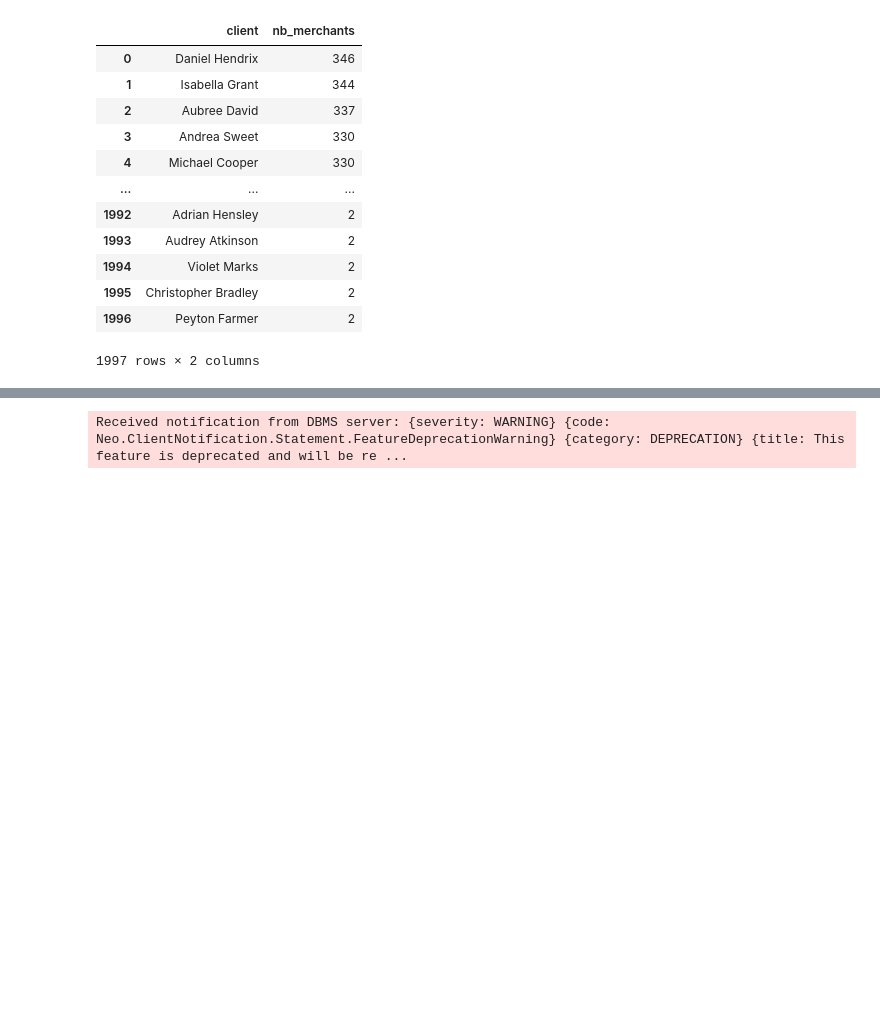
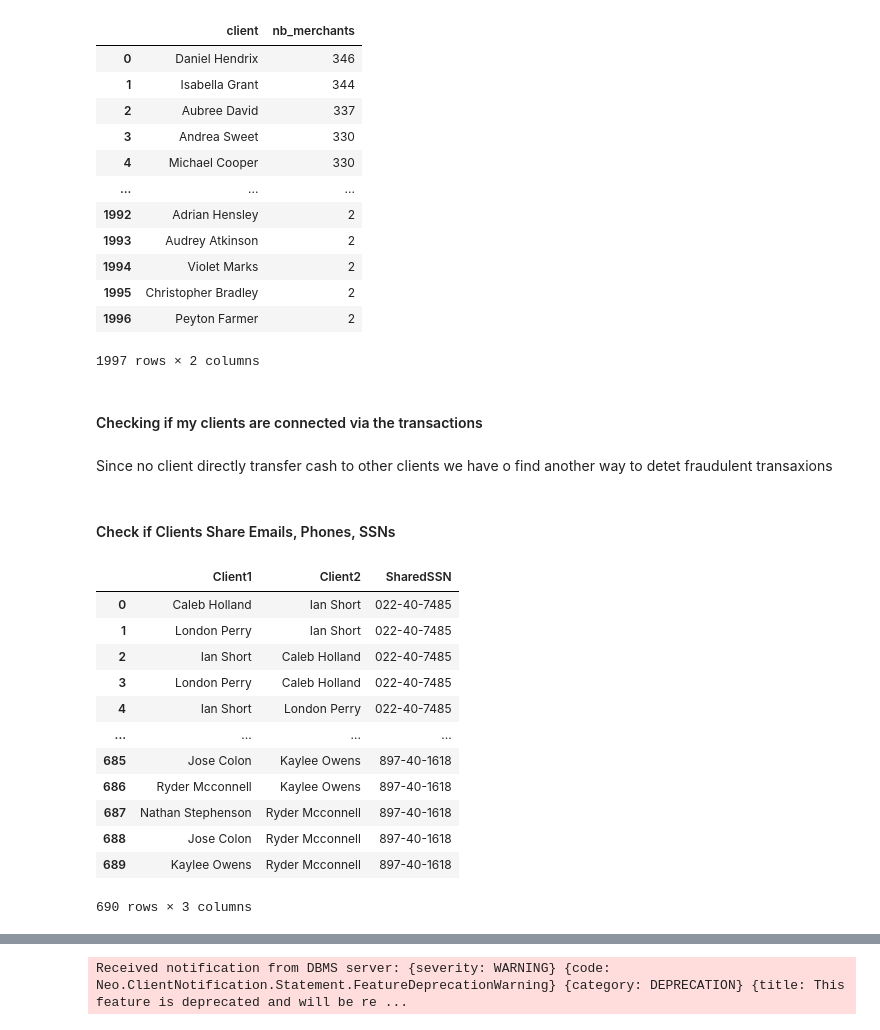
Before and after one commit to ehampala/frauddetect_w_neo4j, a Jupyter notebook: fraud_detect_note.ipynb, the cells around one changed output, grey strips where cells are left out. Cells and saved outputs as stored; diff of their text form; code cells hidden in the pictures; blank space fills up the shorter version.

```diff
--- a/fraud_detect_note.ipynb
+++ b/fraud_detect_note.ipynb
@@ -161,3 +166,5 @@ merch_clients
 | 1995 | Christopher Bradley | 2 |
 | 1996 | Peyton Farmer | 2 |
 1997 rows × 2 columns
+# %% [markdown]
+#### Checking if my clients are connected via the transactions
@@ -163,0 +178,32 @@ merch_clients
+# %% [markdown]
+Since no client directly transfer cash to other clients we have o find another way to detet fraudulent transaxions
+# %% [markdown]
+#### Check if Clients Share Emails, Phones, SSNs
+# %%
+def linked_through_ssn():
+    query = """
+    MATCH (c1:Client)-[:HAS_SSN]->(ssn:SSN)<-[:HAS_SSN]-(c2:Client)
+    WHERE c1 <> c2
+    RETURN c1.name AS Client1, c2.name AS Client2, ssn.ssn AS SharedSSN
+    ORDER BY SharedSSN
+    """
+    results = cypher_query_read_executor(query)
+    results_df = pd.DataFrame.from_records(results)
+    return results_df
+
+ssn_linked = linked_through_ssn()
+ssn_linked
+# %% [output]
+|  | Client1 | Client2 | SharedSSN |
+| 0 | Caleb Holland | Ian Short | 022-40-7485 |
+| 1 | London Perry | Ian Short | 022-40-7485 |
+| 2 | Ian Short | Caleb Holland | 022-40-7485 |
+| 3 | London Perry | Caleb Holland | 022-40-7485 |
+| 4 | Ian Short | London Perry | 022-40-7485 |
+| ... | ... | ... | ... |
+| 685 | Jose Colon | Kaylee Owens | 897-40-1618 |
+| 686 | Ryder Mcconnell | Kaylee Owens | 897-40-1618 |
+| 687 | Nathan Stephenson | Ryder Mcconnell | 897-40-1618 |
+| 688 | Jose Colon | Ryder Mcconnell | 897-40-1618 |
+| 689 | Kaylee Owens | Ryder Mcconnell | 897-40-1618 |
+690 rows × 3 columns
```
Also changed, not shown: parts of 14 cells of this notebook.
